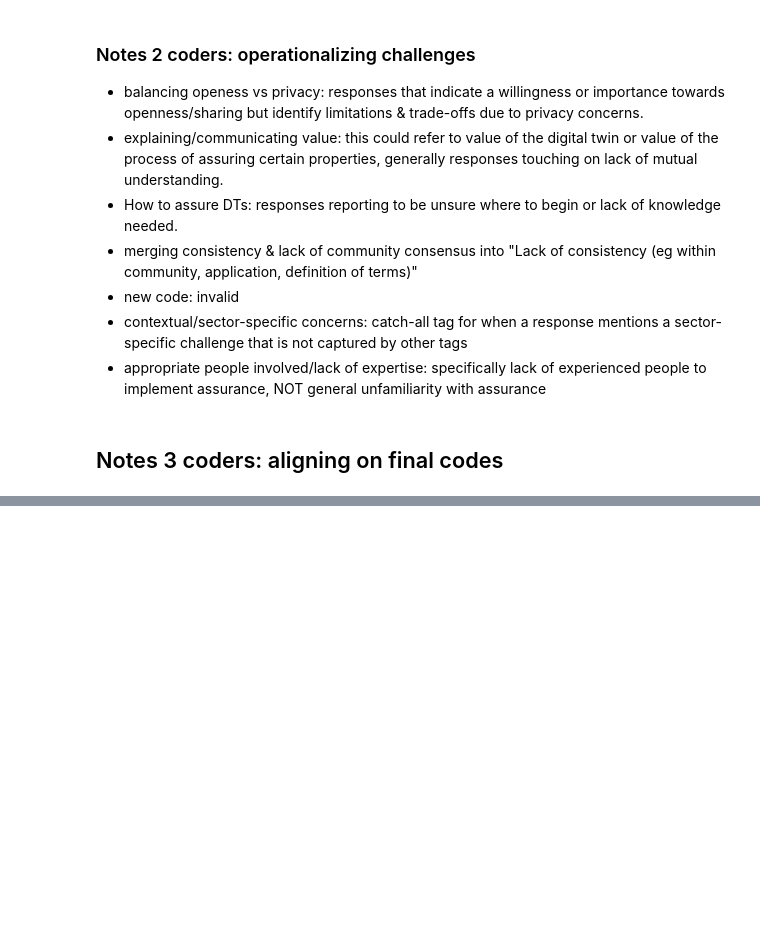
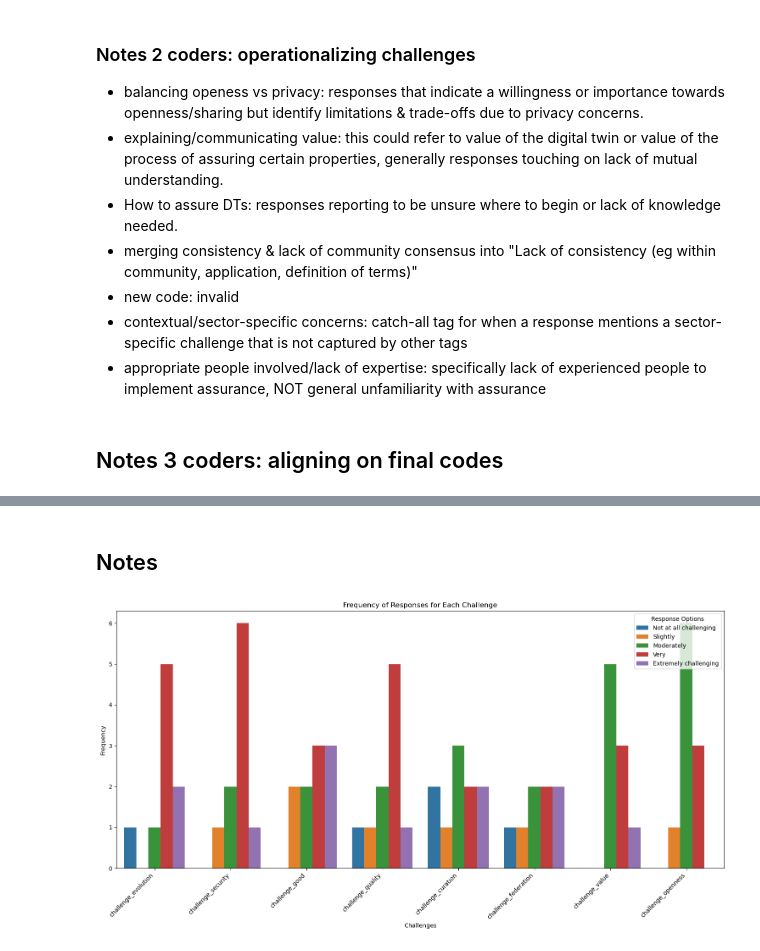
Before and after one commit to alan-turing-institute/teadt-community-survey, a Jupyter notebook: data_analysis/tea_gemini_content_analysis.ipynb, the cells around one changed output, grey strips where cells are left out. Saved outputs shown, nothing was run; the diff lists cells and outputs as text; code cells hidden in the pictures; blank space fills up the shorter version.

```diff
--- a/data_analysis/tea_gemini_content_analysis.ipynb
+++ b/data_analysis/tea_gemini_content_analysis.ipynb
@@ -472,0 +521,9 @@ df_wide[df_wide['diverging_codes'].apply(lambda codes: code_of_interest in codes
+# %%
+def has_consensus(row):
+    # Check if there is any column in the row that has a sum 1 or 2
+    return row.isin([2]).any()
+
+df_grouped = df_wide.groupby([field_name]).sum(numeric_only=True)
+df_grouped['has_consensus'] = df_grouped.apply(has_consensus, axis=1)
+
+print(f'{df_grouped['has_consensus'].sum()} responses with consensus detected')
@@ -472,0 +552,5 @@ df_wide[df_wide['diverging_codes'].apply(lambda codes: code_of_interest in codes
+# %%
+# how often was each tag assigned (by anyone) overall
+result = df_grouped.groupby(field_name).sum()
+binary_result = result[codes_select].applymap(lambda x: 1 if x > 0 else 0)
+binary_result.sum().sort_values(ascending=False)
@@ -472,0 +605,43 @@ df_wide[df_wide['diverging_codes'].apply(lambda codes: code_of_interest in codes
+# %% [markdown]
+## Notes
+# %%
+indices = binary_result[binary_result['how to assure DTs']==1].index
+matching_ids = df_data[df_data[field_name].isin(indices)]['_id']
+filtered_df = df_challenge.loc[matching_ids]
+# %%
+import seaborn as sns
+import matplotlib.pyplot as plt
+import pandas as pd
+
+# Assuming 'filtered_df' is your filtered DataFrame
+challenge_columns = [col for col in filtered_df.columns if col.startswith('challenge_')]
+
+# Melt the DataFrame to long format for seaborn
+melted_df = filtered_df[challenge_columns].melt(var_name='Challenge', value_name='Response')
+
+# Define the order of response labels
+response_labels = ["Not at all challenging", "Slightly", "Moderately", "Very", "Extremely challenging"]
+
+# Calculate the total frequency of "Very" and "Extremely challenging" responses
+challenge_order = (melted_df[melted_df['Response'].isin(["Very", "Extremely challenging"])]
+                   .groupby('Challenge')
+                   .size()
+                   .sort_values(ascending=False)
+                   .index)
+
+# Create the grouped bar plot with sorted challenges
+plt.figure(figsize=(15, 8))
+sns.countplot(data=melted_df, x='Challenge', hue='Response', order=challenge_order, hue_order=response_labels)
+
+# Customizing the plot
+plt.xlabel('Challenges')
+plt.ylabel('Frequency')
+plt.title('Frequency of Responses for Each Challenge')
+plt.xticks(rotation=45, ha='right')
+plt.legend(title='Response Options')
+plt.tight_layout()
+
+# Show the plot
+plt.show()
+# %% [output]
+[figure, added]
```
Also changed, not shown: parts of 15 cells of this notebook.
